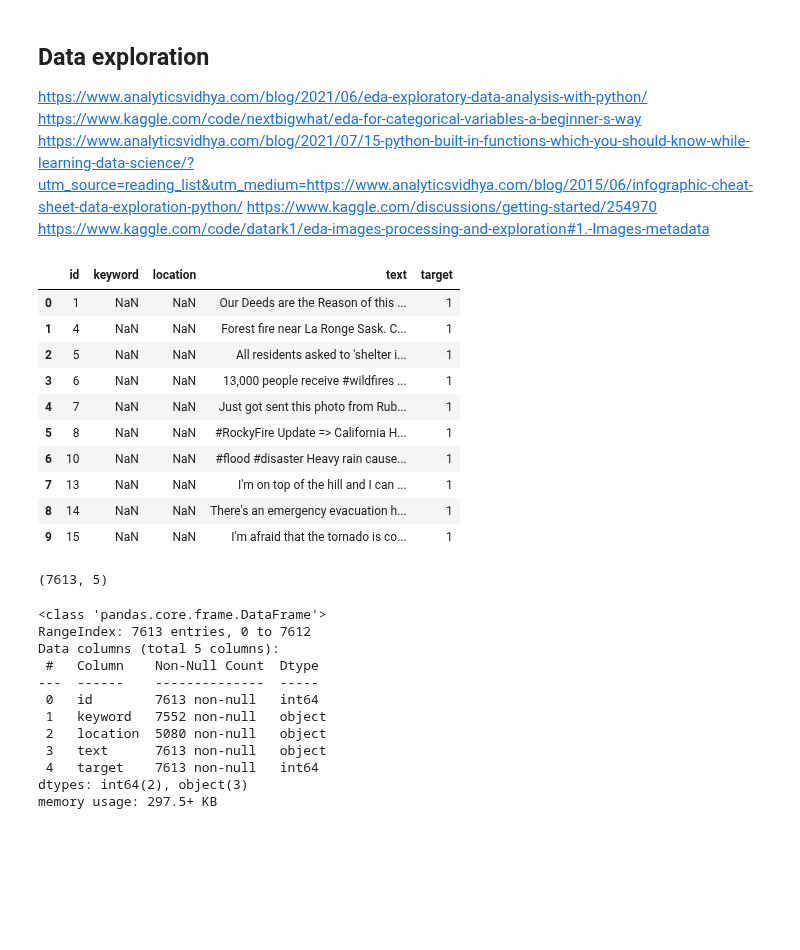
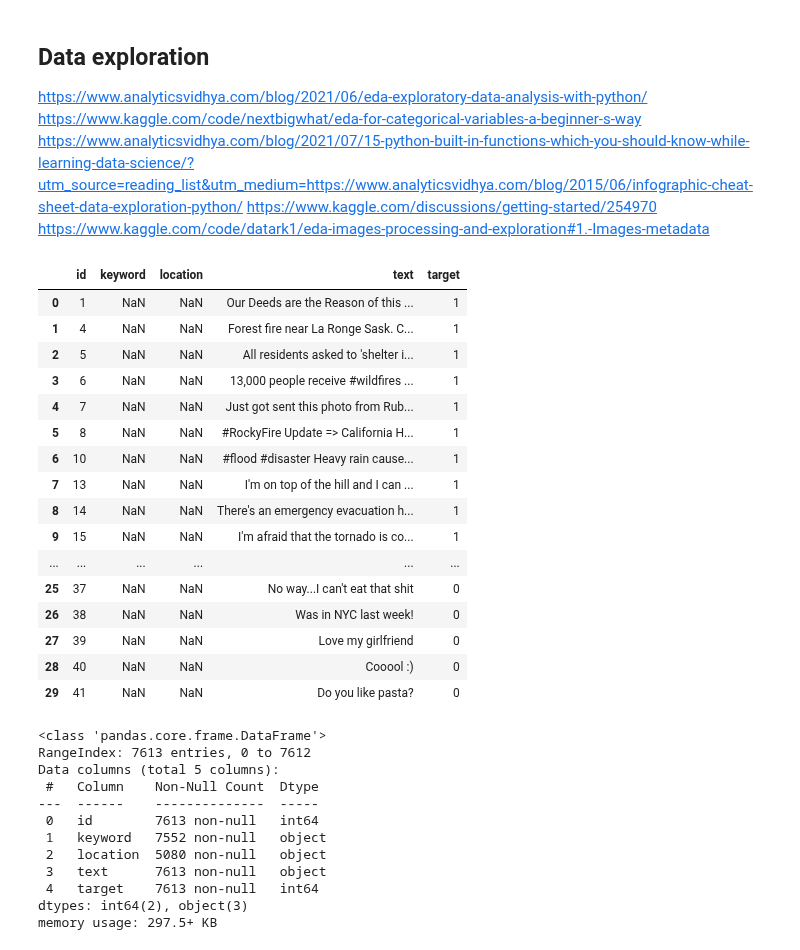
Before and after one commit to p3p31v/NLP-with-Disaster-Tweets, a Jupyter notebook: notebooks/EDA.ipynb, the cells around one changed output. Saved outputs shown, nothing was run; the diff lists cells and outputs as text; code cells hidden in the pictures; blank space fills up the shorter version.

```diff
--- a/notebooks/EDA.ipynb
+++ b/notebooks/EDA.ipynb
@@ -38,23 +38,25 @@ https://www.analyticsvidhya.com/blog/2021/07/15-python-built-in-functions-which-
 https://www.kaggle.com/discussions/getting-started/254970
 https://www.kaggle.com/code/datark1/eda-images-processing-and-exploration#1.-Images-metadata
 # %%
+# Load data from a CSV file into a DataFrame
 df_train = pd.read_csv('../input/nlp-getting-started/train.csv')
-df_train.head(10)
+df_train.head(30)
 # %% [output]
 |  | id | keyword | location | text | target |
 | 0 | 1 | NaN | NaN | Our Deeds are the Reason of this ... | 1 |
 | 1 | 4 | NaN | NaN | Forest fire near La Ronge Sask. C... | 1 |
 | 2 | 5 | NaN | NaN | All residents asked to 'shelter i... | 1 |
 | 3 | 6 | NaN | NaN | 13,000 people receive #wildfires ... | 1 |
 | 4 | 7 | NaN | NaN | Just got sent this photo from Rub... | 1 |
 | 5 | 8 | NaN | NaN | #RockyFire Update => California H... | 1 |
 | 6 | 10 | NaN | NaN | #flood #disaster Heavy rain cause... | 1 |
 | 7 | 13 | NaN | NaN | I'm on top of the hill and I can ... | 1 |
 | 8 | 14 | NaN | NaN | There's an emergency evacuation h... | 1 |
 | 9 | 15 | NaN | NaN | I'm afraid that the tornado is co... | 1 |
+| ... | ... | ... | ... | ... | ... |
+| 25 | 37 | NaN | NaN | No way...I can't eat that shit | 0 |
+| 26 | 38 | NaN | NaN | Was in NYC last week! | 0 |
+| 27 | 39 | NaN | NaN | Love my girlfriend | 0 |
+| 28 | 40 | NaN | NaN | Cooool :) | 0 |
+| 29 | 41 | NaN | NaN | Do you like pasta? | 0 |
-# %%
-nrow, ncol = df_train.shape
-nrow, ncol
-# %% [output]
-(7613, 5)
 # %%
```
Also changed, not shown: parts of 16 cells of this notebook.
